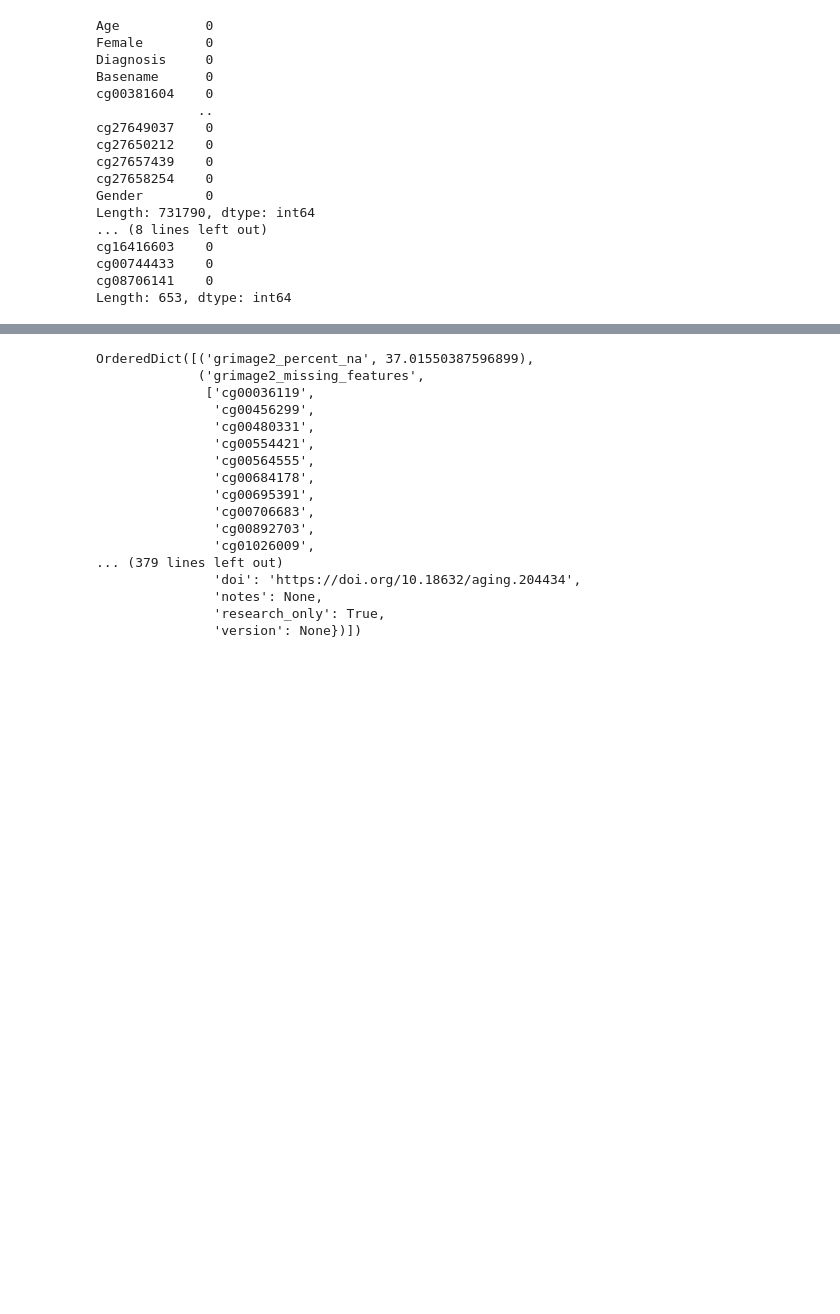
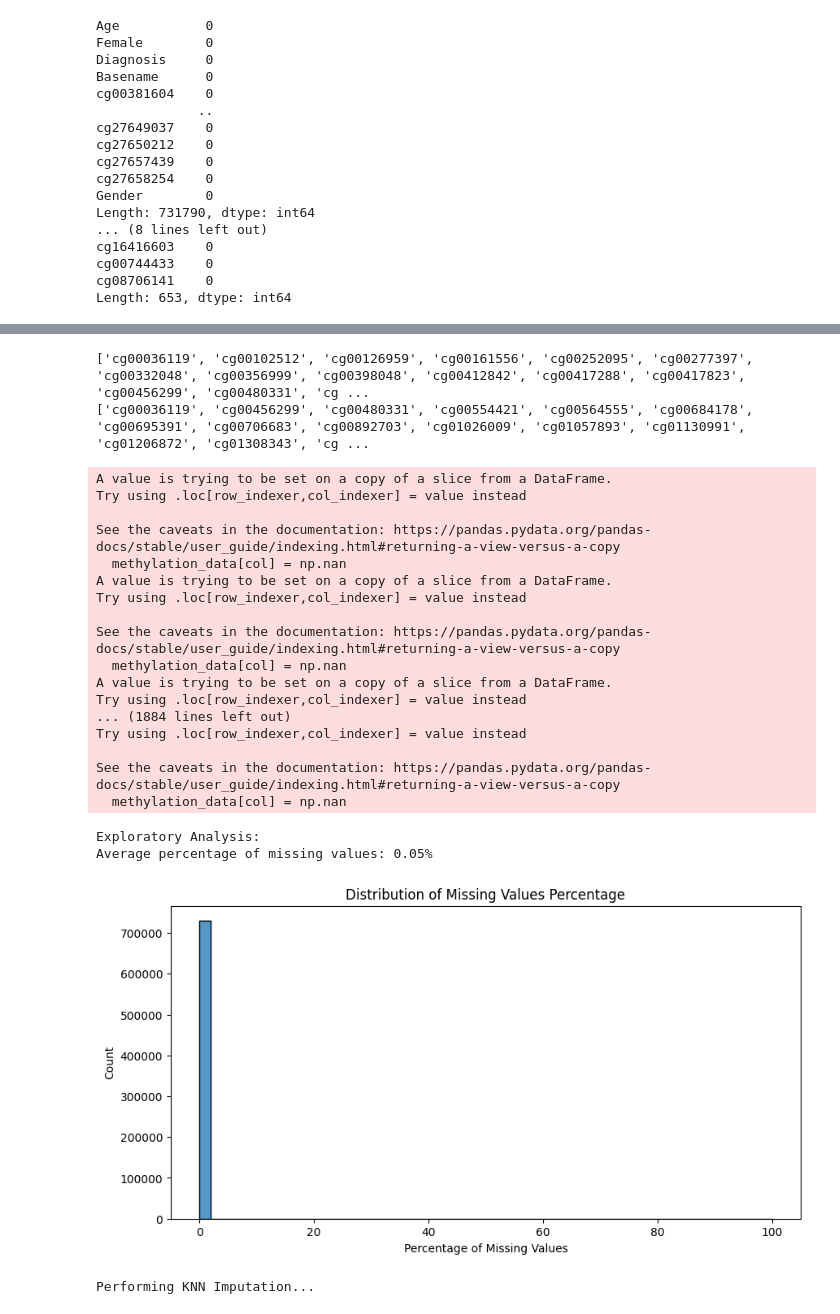
Before and after one commit to lowestprime/BP-DNAm_pub, a Jupyter notebook: Jupyter/BP-DNAm_pyaging_GrimAge2.ipynb, the cells around one changed output, grey strips where cells are left out. Cells and saved outputs as stored; diff of their text form; code cells hidden in the pictures; blank space fills up the shorter version.

```diff
--- a/Jupyter/BP-DNAm_pyaging_GrimAge2.ipynb
+++ b/Jupyter/BP-DNAm_pyaging_GrimAge2.ipynb
@@ -363,20 +173,0 @@ adata_subset = pya.pp.df_to_adata(methylation_data_subset_pd_prepared, metadata_
-# %%
-adata_subset.uns
-# %% [output]
-OrderedDict([('grimage2_percent_na', 37.01550387596899),
-             ('grimage2_missing_features',
-              ['cg00036119',
-               'cg00456299',
-               'cg00480331',
-               'cg00554421',
-               'cg00564555',
-               'cg00684178',
-               'cg00695391',
-               'cg00706683',
-               'cg00892703',
-               'cg01026009',
-... (379 lines left out)
-               'doi': 'https://doi.org/10.18632/aging.204434',
-               'notes': None,
-               'research_only': True,
-               'version': None})])
@@ -382,0 +177,21 @@ OrderedDict([('grimage2_percent_na', 37.01550387596899),
+# %%
+# define GrimAge2 as model
+model = pya.models.GrimAge2()
+
+# Load feature sets from CSV files
+df = pd.read_csv('grimage2_subcomponents.csv', index_col=0)
+df_grimage = pd.read_csv('grimage2.csv', index_col=0)
+
+# Identify features
+all_features = np.unique(df['var'])[2:].tolist() + ['Female', 'Age']
+model.features = all_features
+
+# print(methylation_data_subset_pd.columns)
+grimage2_missing_features = [feature for feature in model.features if feature not in methylation_data_final_pd_prepared.columns]
+
+# print("Missing features:", missing_features)
+print(model.features)
+print(grimage2_missing_features)
+# %% [output]
+['cg00036119', 'cg00102512', 'cg00126959', 'cg00161556', 'cg00252095', 'cg00277397', 'cg00332048', 'cg00356999', 'cg00398048', 'cg00412842', 'cg00417288', 'cg00417823', 'cg00456299', 'cg00480331', 'cg ...
+['cg00036119', 'cg00456299', 'cg00480331', 'cg00554421', 'cg00564555', 'cg00684178', 'cg00695391', 'cg00706683', 'cg00892703', 'cg01026009', 'cg01057893', 'cg01130991', 'cg01206872', 'cg01308343', 'cg ...
@@ -382,0 +340,24 @@ OrderedDict([('grimage2_percent_na', 37.01550387596899),
+# %%
+imputed_methylation_data = imputation_workflow(methylation_data_final_pd_prepared, grimage2_missing_features)
+# %% [output]
+A value is trying to be set on a copy of a slice from a DataFrame.
+Try using .loc[row_indexer,col_indexer] = value instead
+
+See the caveats in the documentation: https://pandas.pydata.org/pandas-docs/stable/user_guide/indexing.html#returning-a-view-versus-a-copy
+  methylation_data[col] = np.nan
+A value is trying to be set on a copy of a slice from a DataFrame.
+Try using .loc[row_indexer,col_indexer] = value instead
+
+See the caveats in the documentation: https://pandas.pydata.org/pandas-docs/stable/user_guide/indexing.html#returning-a-view-versus-a-copy
+  methylation_data[col] = np.nan
+A value is trying to be set on a copy of a slice from a DataFrame.
+Try using .loc[row_indexer,col_indexer] = value instead
+... (1884 lines left out)
+Try using .loc[row_indexer,col_indexer] = value instead
+
+See the caveats in the documentation: https://pandas.pydata.org/pandas-docs/stable/user_guide/indexing.html#returning-a-view-versus-a-copy
+  methylation_data[col] = np.nan
+Exploratory Analysis:
+Average percentage of missing values: 0.05%
+[figure, added]
+Performing KNN Imputation...
```
Also changed, not shown: parts of 21 cells of this notebook.
